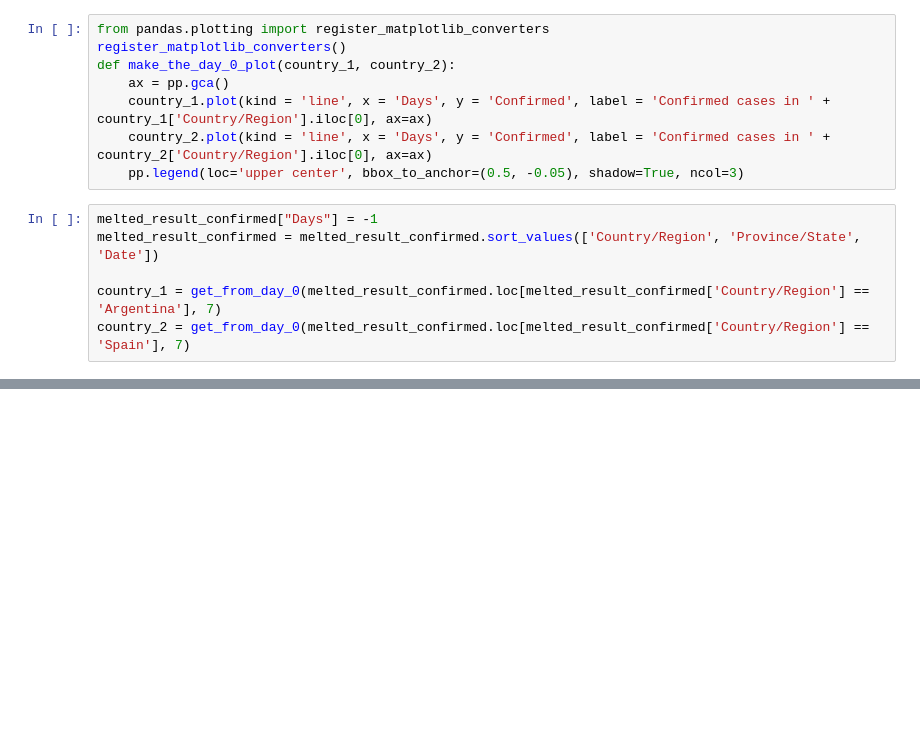
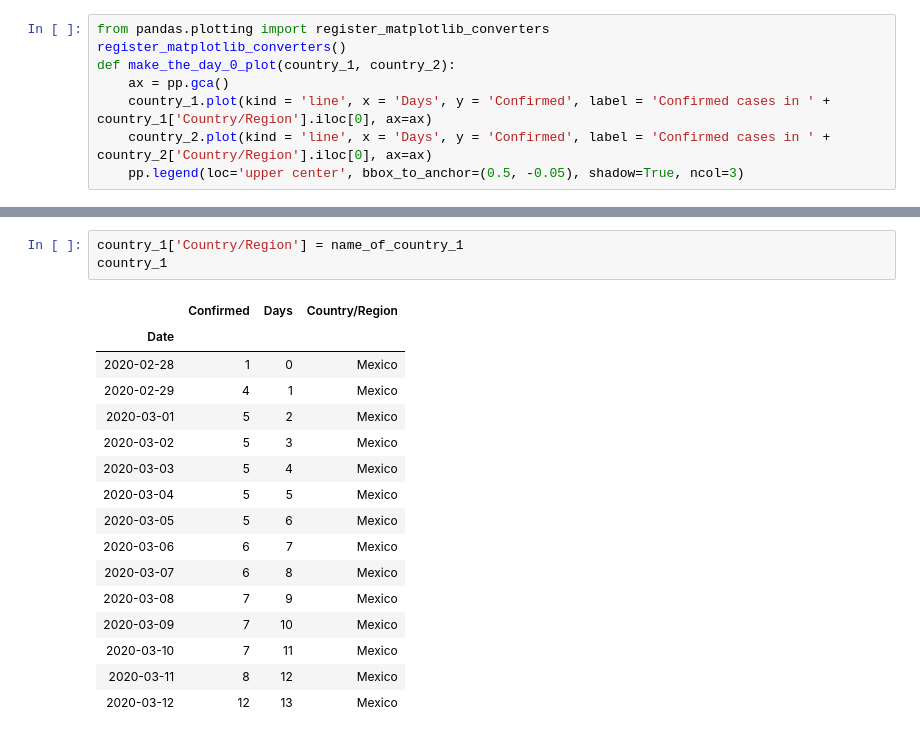
Before and after one commit to diegorosano/data-analytics, a Jupyter notebook: CODVID-19/study_case_2.ipynb, the cells around one changed output, grey strips where cells are left out. Saved outputs shown, nothing was run; the diff lists cells and outputs as text; blank space fills up the shorter version.

```diff
--- a/CODVID-19/study_case_2.ipynb
+++ b/CODVID-19/study_case_2.ipynb
@@ -52,9 +62,3 @@ def make_the_day_0_plot(country_1, country_2):
     country_1.plot(kind = 'line', x = 'Days', y = 'Confirmed', label = 'Confirmed cases in ' + country_1['Country/Region'].iloc[0], ax=ax)
     country_2.plot(kind = 'line', x = 'Days', y = 'Confirmed', label = 'Confirmed cases in ' + country_2['Country/Region'].iloc[0], ax=ax)
     pp.legend(loc='upper center', bbox_to_anchor=(0.5, -0.05), shadow=True, ncol=3)
-# %%
-melted_result_confirmed["Days"] = -1
-melted_result_confirmed = melted_result_confirmed.sort_values(['Country/Region', 'Province/State', 'Date'])
-
-country_1 = get_from_day_0(melted_result_confirmed.loc[melted_result_confirmed['Country/Region'] == 'Argentina'], 7)
-country_2 = get_from_day_0(melted_result_confirmed.loc[melted_result_confirmed['Country/Region'] == 'Spain'], 7)
@@ -82,0 +116,20 @@ country_2
+# %%
+country_1['Country/Region'] = name_of_country_1
+country_1
+# %% [output]
+|  | Confirmed | Days | Country/Region |
+| Date |  |  |  |
+| 2020-02-28 | 1 | 0 | Mexico |
+| 2020-02-29 | 4 | 1 | Mexico |
+| 2020-03-01 | 5 | 2 | Mexico |
+| 2020-03-02 | 5 | 3 | Mexico |
+| 2020-03-03 | 5 | 4 | Mexico |
+| 2020-03-04 | 5 | 5 | Mexico |
+| 2020-03-05 | 5 | 6 | Mexico |
+| 2020-03-06 | 6 | 7 | Mexico |
+| 2020-03-07 | 6 | 8 | Mexico |
+| 2020-03-08 | 7 | 9 | Mexico |
+| 2020-03-09 | 7 | 10 | Mexico |
+| 2020-03-10 | 7 | 11 | Mexico |
+| 2020-03-11 | 8 | 12 | Mexico |
+| 2020-03-12 | 12 | 13 | Mexico |
```
Also changed, not shown: parts of 7 cells of this notebook, 1 other file.
